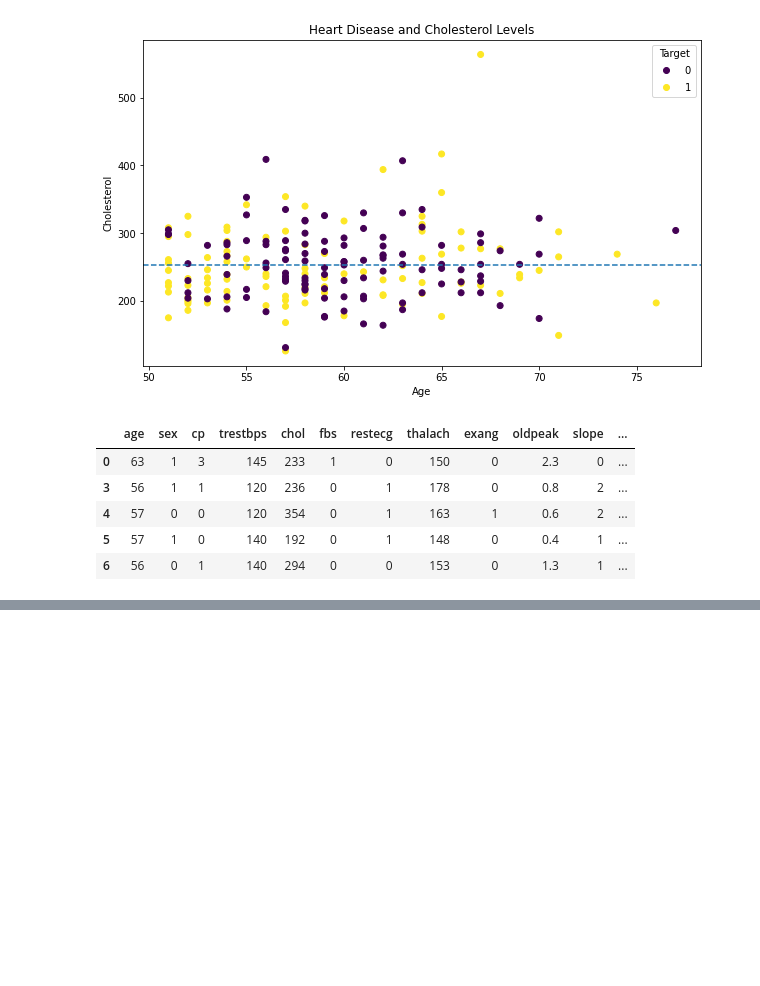
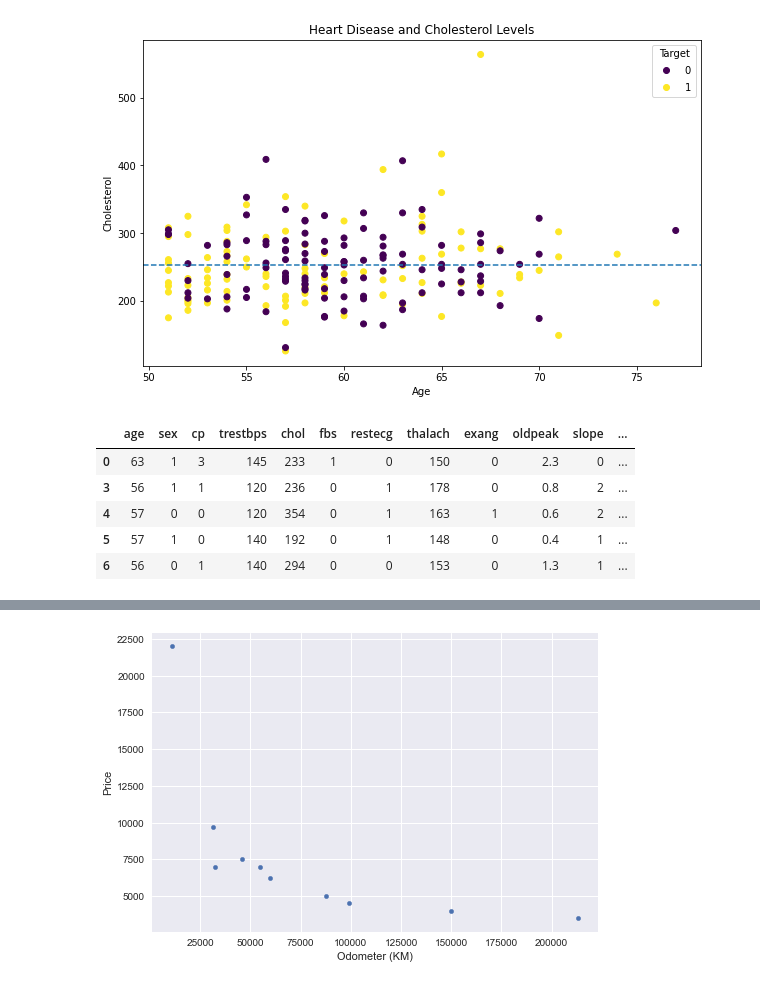
Before and after one commit to cwg7/Matplotlib-works, a Jupyter notebook: matplotlib_Overview.ipynb, the cells around one changed output, grey strips where cells are left out. Cells and saved outputs as stored; diff of their text form; code cells hidden in the pictures; blank space fills up the shorter version.

```diff
--- a/matplotlib_Overview.ipynb
+++ b/matplotlib_Overview.ipynb
@@ -537,0 +586,4 @@ fig.suptitle("Heart Disease Analysis", fontsize=16, fontweight="bold");
+# %%
+car_sales.plot(x="Odometer (KM)", y="Price", kind = "scatter");
+# %% [output]
+[figure, added]
```
Also changed, not shown: parts of 18 cells of this notebook.
